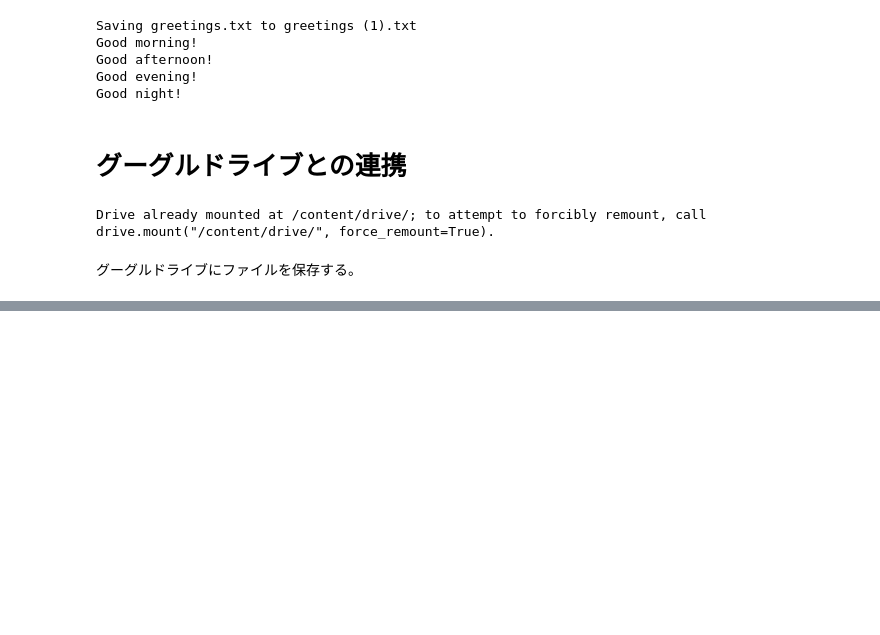
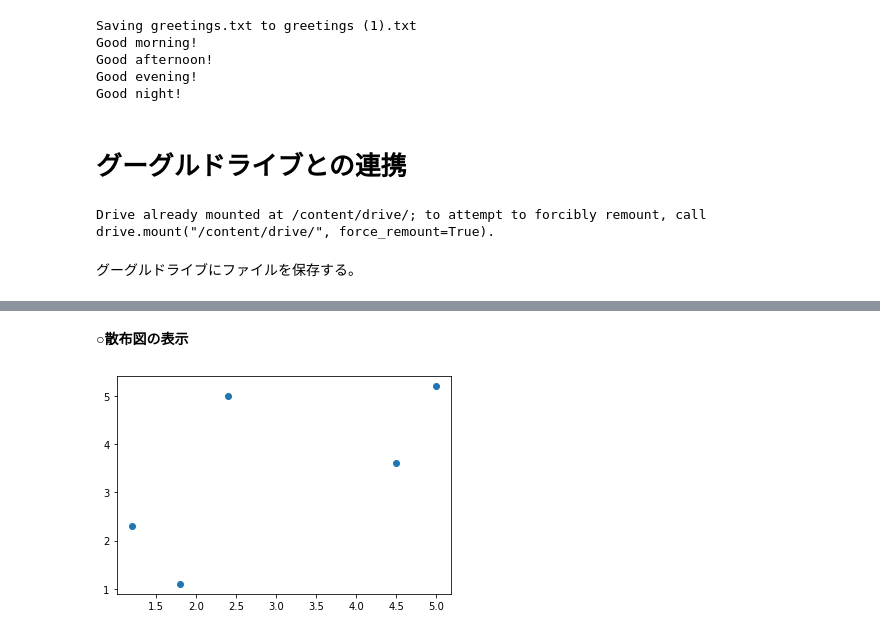
Before and after one commit to kai0024/kaisei, a Jupyter notebook: udemy_python_basic.ipynb, the cells around one changed output, grey strips where cells are left out. Saved outputs shown, nothing was run; the diff lists cells and outputs as text; code cells hidden in the pictures; blank space fills up the shorter version.

```diff
--- a/udemy_python_basic.ipynb
+++ b/udemy_python_basic.ipynb
@@ -338,0 +523,10 @@ with open('/content/drive/My Drive/greetings/hello.txt', 'w') as f:
+# %% [markdown]
+**○散布図の表示**
+# %%
+x = np.array([1.2, 5 , 1.8 , 4.5, 2.4,])
+y = np.array([2.3, 5.2, 1.1, 3.6, 5])
+
+plt.scatter(x,y) #散布図のプロットscatter
+plt.show()
+# %% [output]
+[figure, added]
```
Also changed, not shown: parts of 49 cells of this notebook.
